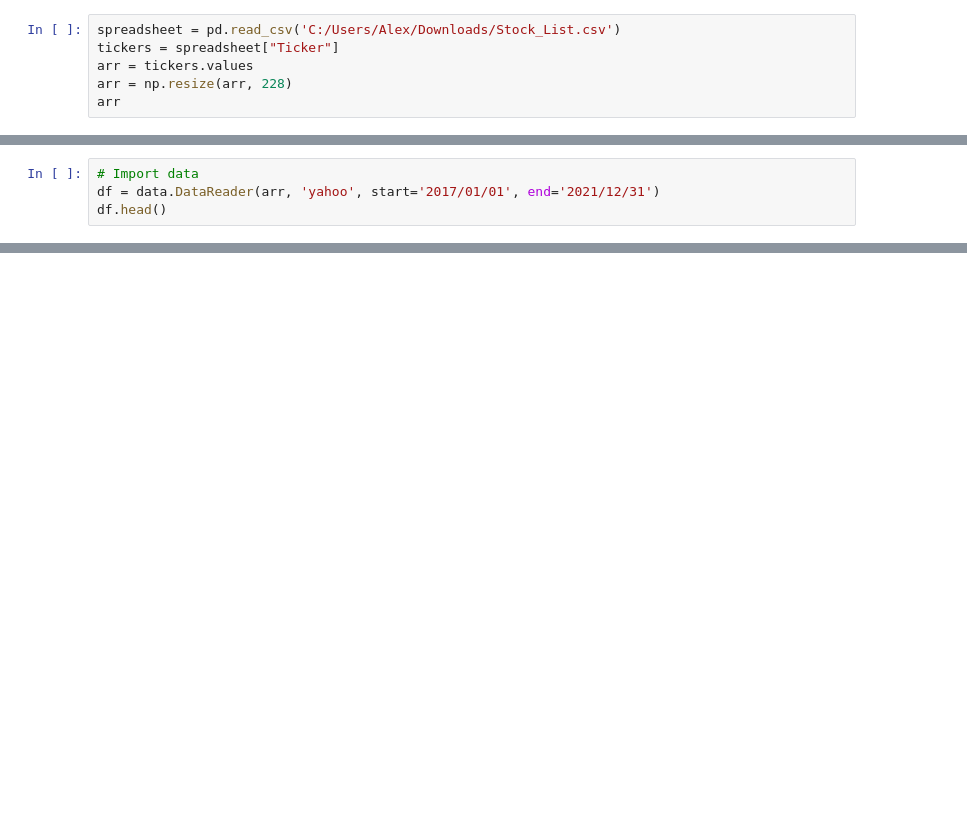
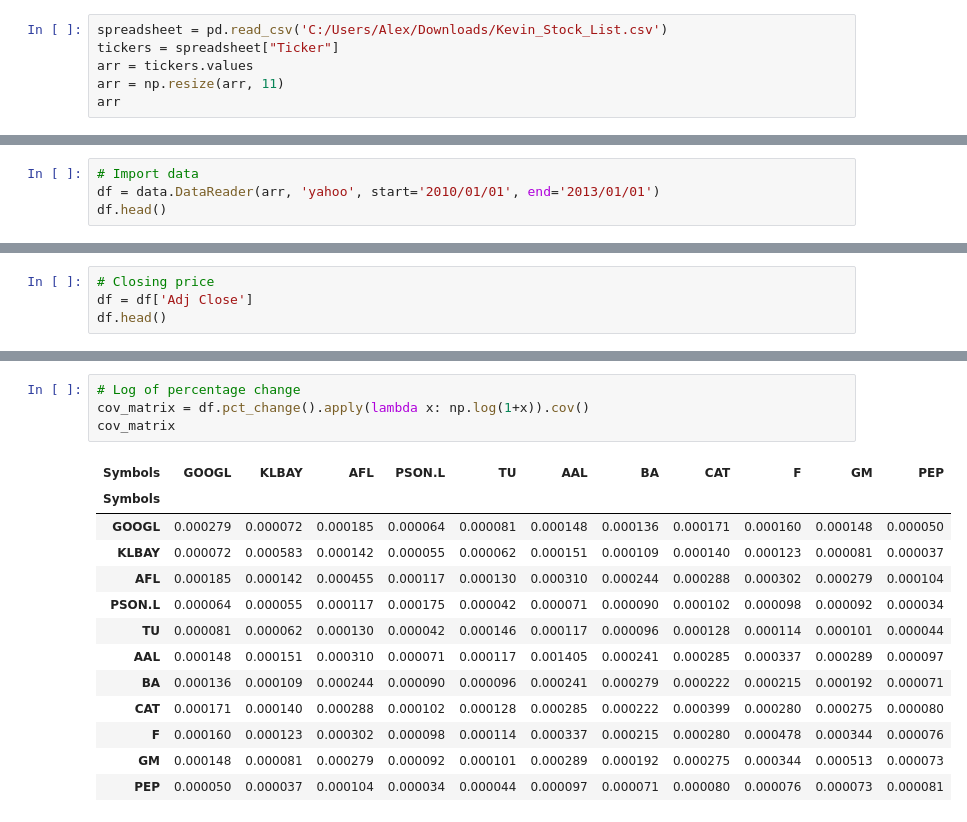
Before and after one commit to petriuwu/wharton22, a Jupyter notebook: Actual Portofolio Optimization.ipynb, the cells around one changed output, grey strips where cells are left out. Saved outputs shown, nothing was run; the diff lists cells and outputs as text; blank space fills up the shorter version.

```diff
--- a/Actual Portofolio Optimization.ipynb
+++ b/Actual Portofolio Optimization.ipynb
@@ -5,9 +6,9 @@ from pandas_datareader import data
 import matplotlib.pyplot as plt
 %matplotlib inline
 # %%
-spreadsheet = pd.read_csv('C:/Users/Alex/Downloads/Stock_List.csv')
+spreadsheet = pd.read_csv('C:/Users/Alex/Downloads/Kevin_Stock_List.csv')
 tickers = spreadsheet["Ticker"]
 arr = tickers.values
-arr = np.resize(arr, 228)
+arr = np.resize(arr, 11)
 arr
 # %% [output]
@@ -31,5 +16,5 @@ array(['ATVI', 'GOOG', 'AMC', 'T', 'BIDU', 'CMCSA', 'DJCO', 'EDR', 'FB',
 # %%
 # Import data
-df = data.DataReader(arr, 'yahoo', start='2017/01/01', end='2021/12/31')
+df = data.DataReader(arr, 'yahoo', start='2010/01/01', end='2013/01/01')
 df.head()
 # %% [output]
@@ -44,0 +22,4 @@ df.head()
+# %%
+# Closing price
+df = df['Adj Close']
+df.head()
@@ -44,0 +34,18 @@ df.head()
+# %%
+# Log of percentage change
+cov_matrix = df.pct_change().apply(lambda x: np.log(1+x)).cov()
+cov_matrix
+# %% [output]
+| Symbols | GOOGL | KLBAY | AFL | PSON.L | TU | AAL | BA | CAT | F | GM | PEP |
+| Symbols |  |  |  |  |  |  |  |  |  |  |  |
+| GOOGL | 0.000279 | 0.000072 | 0.000185 | 0.000064 | 0.000081 | 0.000148 | 0.000136 | 0.000171 | 0.000160 | 0.000148 | 0.000050 |
+| KLBAY | 0.000072 | 0.000583 | 0.000142 | 0.000055 | 0.000062 | 0.000151 | 0.000109 | 0.000140 | 0.000123 | 0.000081 | 0.000037 |
+| AFL | 0.000185 | 0.000142 | 0.000455 | 0.000117 | 0.000130 | 0.000310 | 0.000244 | 0.000288 | 0.000302 | 0.000279 | 0.000104 |
+| PSON.L | 0.000064 | 0.000055 | 0.000117 | 0.000175 | 0.000042 | 0.000071 | 0.000090 | 0.000102 | 0.000098 | 0.000092 | 0.000034 |
+| TU | 0.000081 | 0.000062 | 0.000130 | 0.000042 | 0.000146 | 0.000117 | 0.000096 | 0.000128 | 0.000114 | 0.000101 | 0.000044 |
+| AAL | 0.000148 | 0.000151 | 0.000310 | 0.000071 | 0.000117 | 0.001405 | 0.000241 | 0.000285 | 0.000337 | 0.000289 | 0.000097 |
+| BA | 0.000136 | 0.000109 | 0.000244 | 0.000090 | 0.000096 | 0.000241 | 0.000279 | 0.000222 | 0.000215 | 0.000192 | 0.000071 |
+| CAT | 0.000171 | 0.000140 | 0.000288 | 0.000102 | 0.000128 | 0.000285 | 0.000222 | 0.000399 | 0.000280 | 0.000275 | 0.000080 |
+| F | 0.000160 | 0.000123 | 0.000302 | 0.000098 | 0.000114 | 0.000337 | 0.000215 | 0.000280 | 0.000478 | 0.000344 | 0.000076 |
+| GM | 0.000148 | 0.000081 | 0.000279 | 0.000092 | 0.000101 | 0.000289 | 0.000192 | 0.000275 | 0.000344 | 0.000513 | 0.000073 |
+| PEP | 0.000050 | 0.000037 | 0.000104 | 0.000034 | 0.000044 | 0.000097 | 0.000071 | 0.000080 | 0.000076 | 0.000073 | 0.000081 |
```
Also changed, not shown: parts of 19 cells of this notebook.
